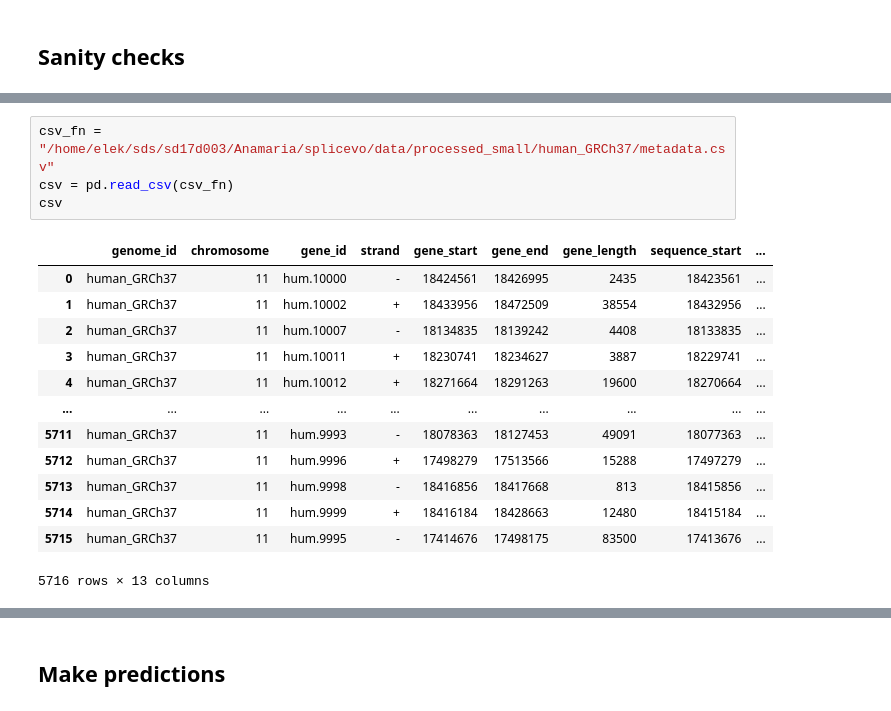
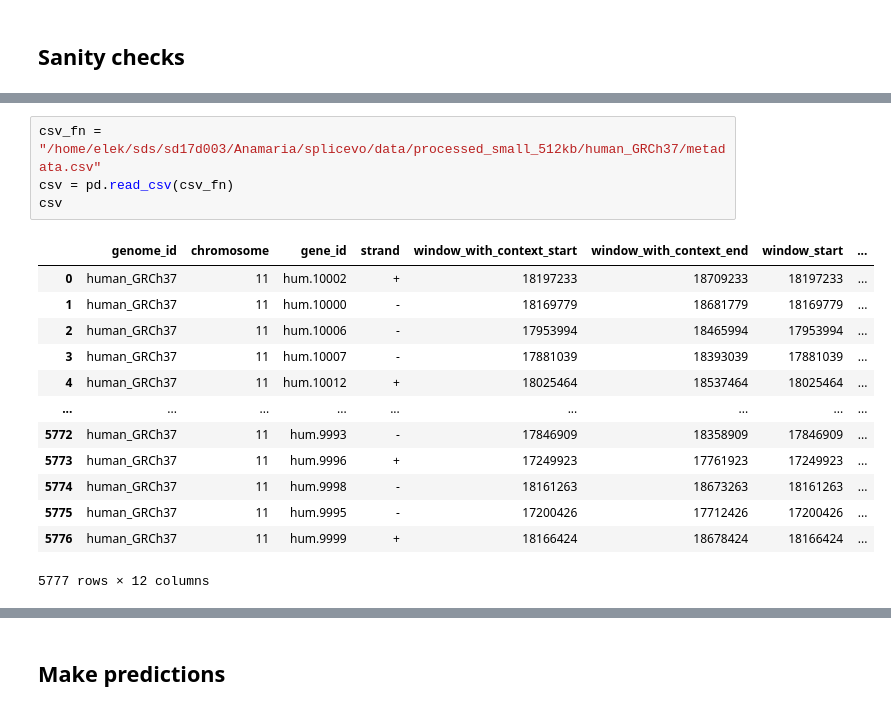
Before and after one commit to anamariaelek/alphagenome, a Jupyter notebook: notebooks/splicing_predict.ipynb, the cells around one changed output, grey strips where cells are left out. Cells and saved outputs as stored; diff of their text form.

```diff
--- a/notebooks/splicing_predict.ipynb
+++ b/notebooks/splicing_predict.ipynb
@@ -32,18 +32,18 @@ lbl['position'].hist(bins=100)
 # %%
-csv_fn = "/home/elek/sds/sd17d003/Anamaria/splicevo/data/processed_small/human_GRCh37/metadata.csv"
+csv_fn = "/home/elek/sds/sd17d003/Anamaria/splicevo/data/processed_small_512kb/human_GRCh37/metadata.csv"
 csv = pd.read_csv(csv_fn)
 csv
 # %% [output]
-|  | genome_id | chromosome | gene_id | strand | gene_start | gene_end | gene_length | sequence_start | ... |
-| 0 | human_GRCh37 | 11 | hum.10000 | - | 18424561 | 18426995 | 2435 | 18423561 | ... |
-| 1 | human_GRCh37 | 11 | hum.10002 | + | 18433956 | 18472509 | 38554 | 18432956 | ... |
-| 2 | human_GRCh37 | 11 | hum.10007 | - | 18134835 | 18139242 | 4408 | 18133835 | ... |
-| 3 | human_GRCh37 | 11 | hum.10011 | + | 18230741 | 18234627 | 3887 | 18229741 | ... |
-| 4 | human_GRCh37 | 11 | hum.10012 | + | 18271664 | 18291263 | 19600 | 18270664 | ... |
-| ... | ... | ... | ... | ... | ... | ... | ... | ... | ... |
-| 5711 | human_GRCh37 | 11 | hum.9993 | - | 18078363 | 18127453 | 49091 | 18077363 | ... |
-| 5712 | human_GRCh37 | 11 | hum.9996 | + | 17498279 | 17513566 | 15288 | 17497279 | ... |
-| 5713 | human_GRCh37 | 11 | hum.9998 | - | 18416856 | 18417668 | 813 | 18415856 | ... |
-| 5714 | human_GRCh37 | 11 | hum.9999 | + | 18416184 | 18428663 | 12480 | 18415184 | ... |
-| 5715 | human_GRCh37 | 11 | hum.9995 | - | 17414676 | 17498175 | 83500 | 17413676 | ... |
+|  | genome_id | chromosome | gene_id | strand | window_with_context_start | window_with_context_end | window_start | ... |
+| 0 | human_GRCh37 | 11 | hum.10002 | + | 18197233 | 18709233 | 18197233 | ... |
+| 1 | human_GRCh37 | 11 | hum.10000 | - | 18169779 | 18681779 | 18169779 | ... |
+| 2 | human_GRCh37 | 11 | hum.10006 | - | 17953994 | 18465994 | 17953994 | ... |
+| 3 | human_GRCh37 | 11 | hum.10007 | - | 17881039 | 18393039 | 17881039 | ... |
+| 4 | human_GRCh37 | 11 | hum.10012 | + | 18025464 | 18537464 | 18025464 | ... |
+| ... | ... | ... | ... | ... | ... | ... | ... | ... |
+| 5772 | human_GRCh37 | 11 | hum.9993 | - | 17846909 | 18358909 | 17846909 | ... |
+| 5773 | human_GRCh37 | 11 | hum.9996 | + | 17249923 | 17761923 | 17249923 | ... |
+| 5774 | human_GRCh37 | 11 | hum.9998 | - | 18161263 | 18673263 | 18161263 | ... |
+| 5775 | human_GRCh37 | 11 | hum.9995 | - | 17200426 | 17712426 | 17200426 | ... |
+| 5776 | human_GRCh37 | 11 | hum.9999 | + | 18166424 | 18678424 | 18166424 | ... |
-5716 rows × 13 columns
+5777 rows × 12 columns
```
Also changed, not shown: parts of 29 cells of this notebook, 6 other files.
